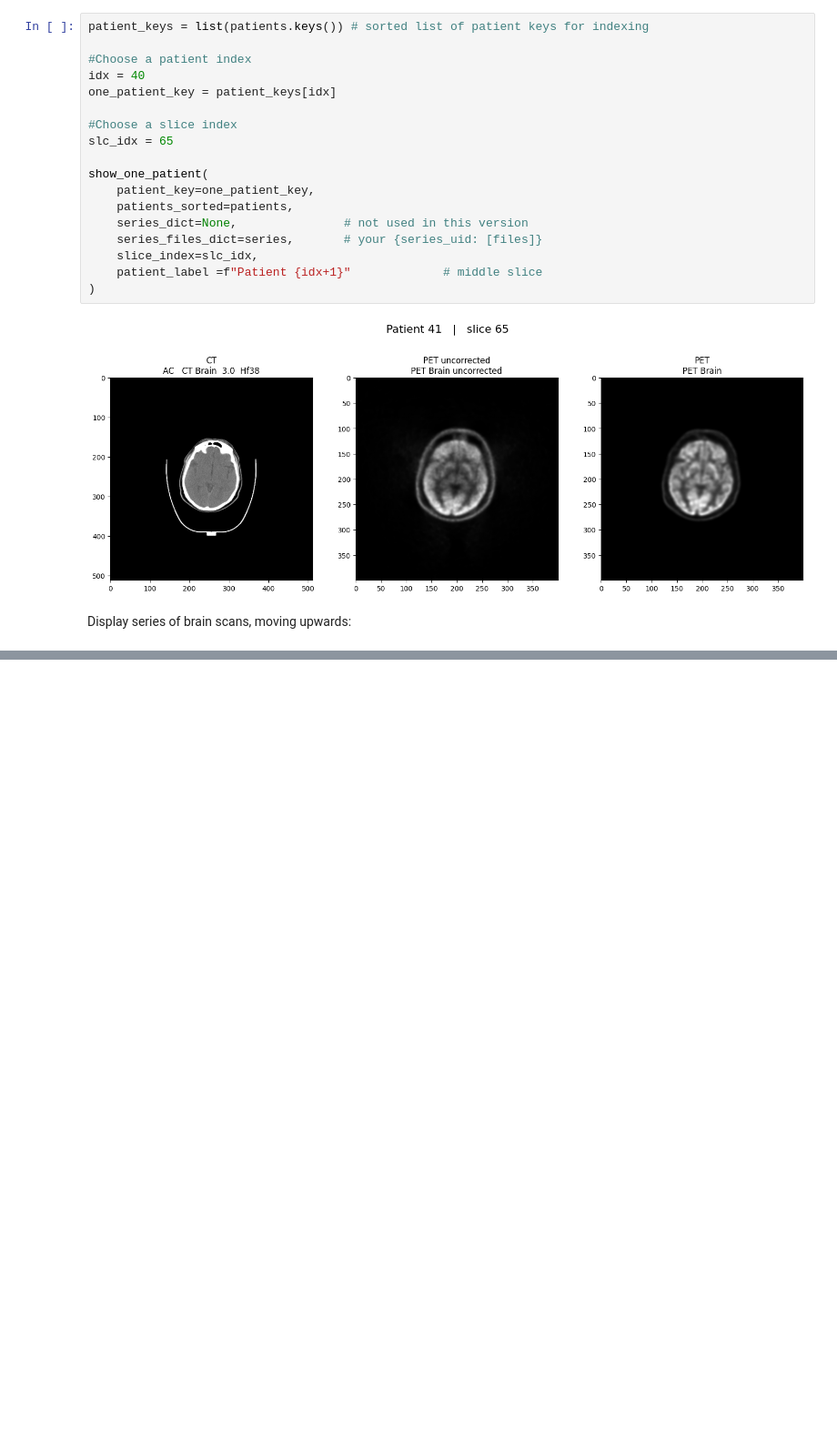
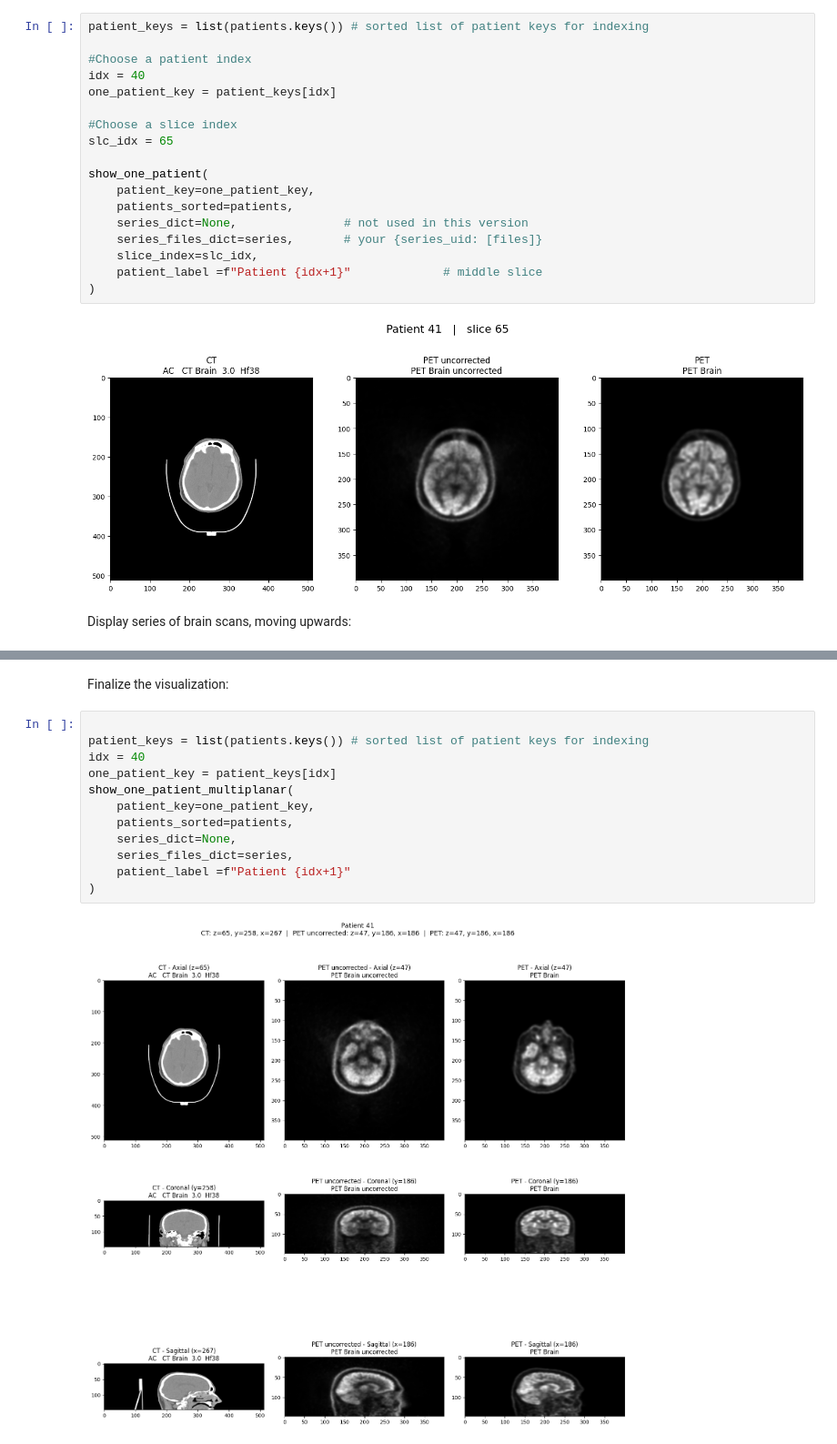
Before and after one commit to marktrix99/Understanding_DICOM, a Jupyter notebook: understanding_dicom_marko.ipynb, the cells around one changed output, grey strips where cells are left out. Shown at 91% size. Drawn from its saved outputs; the diff is of its cells as text; blank space fills up the shorter version.

```diff
--- a/understanding_dicom_marko.ipynb
+++ b/understanding_dicom_marko.ipynb
@@ -417,0 +610,16 @@ for slc in range(slc_idx-40,slc_idx, 4):
+# %% [markdown]
+Finalize the visualization:
+# %%
+
+patient_keys = list(patients.keys()) # sorted list of patient keys for indexing
+idx = 40
+one_patient_key = patient_keys[idx]
+show_one_patient_multiplanar(
+    patient_key=one_patient_key,
+    patients_sorted=patients,
+    series_dict=None,
+    series_files_dict=series,
+    patient_label =f"Patient {idx+1}"
+)
+# %% [output]
+[figure, added]
```
Also changed, not shown: parts of 8 cells of this notebook.
